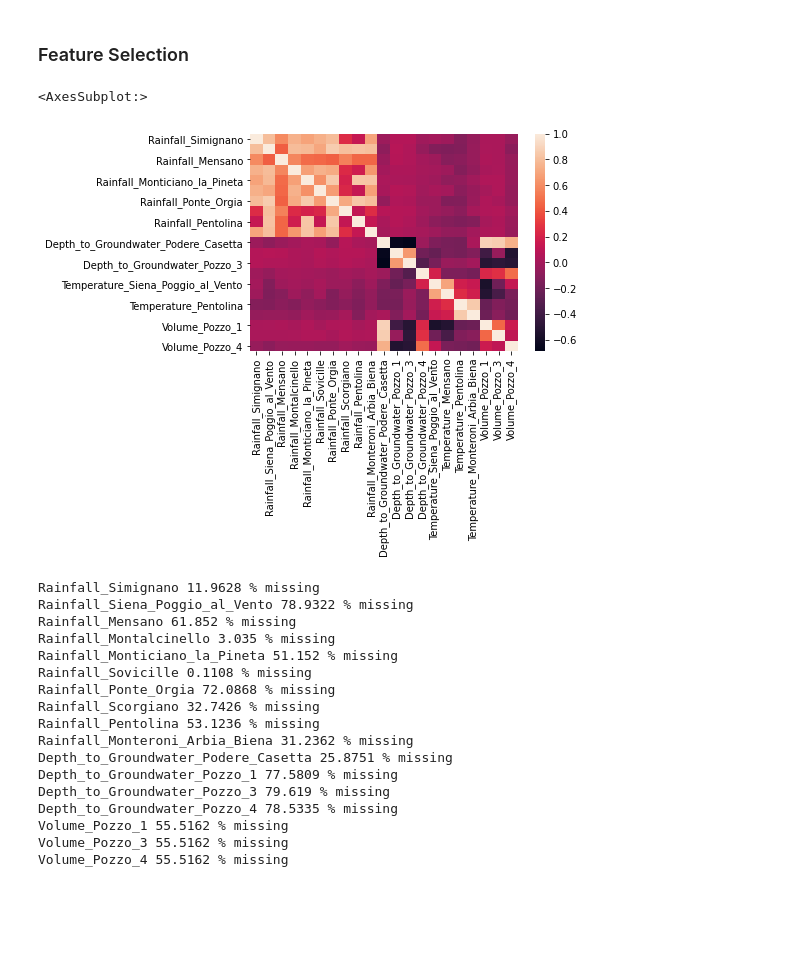
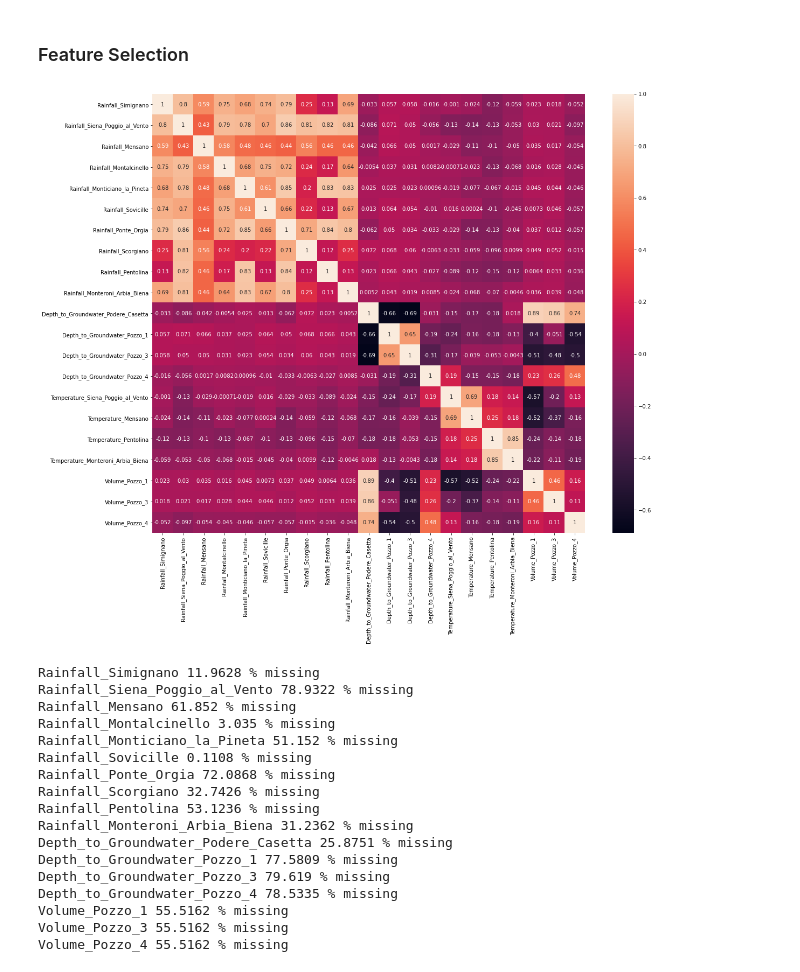
Before and after one commit to Himanth-Venati/Acea_Smart_Water_Analytics_ML, a Jupyter notebook: Acea_Smart_Water_Analytics_River_Aquifer_Luco.ipynb, the cells around one changed output. Drawn from its saved outputs; the diff is of its cells as text; code cells hidden in the pictures; blank space fills up the shorter version.

```diff
--- a/Acea_Smart_Water_Analytics_River_Aquifer_Luco.ipynb
+++ b/Acea_Smart_Water_Analytics_River_Aquifer_Luco.ipynb
@@ -91,10 +91,12 @@ sns.heatmap(Aquifer_Luco.isnull(),yticklabels=False,cbar=False)
 # %% [markdown]
 ### Feature Selection
-# %%
-sns.heatmap(data.corr())
-# %% [output]
-<AxesSubplot:>
-[figure, removed]
+# %%
+#sns.heatmap(data.corr())
+plt.figure(figsize=(18, 15))
+sns.heatmap(data.corr(), annot = True)
+plt.show()
+# %% [output]
+[figure, added]
 # %%
 features_nan=[features for features in Aquifer_Luco.columns if Aquifer_Luco[features].isnull().sum()>1 and Aquifer_Luco[features].dtypes!='O']
 for feature in features_nan:
```
Also changed, not shown: parts of 13 cells of this notebook.
